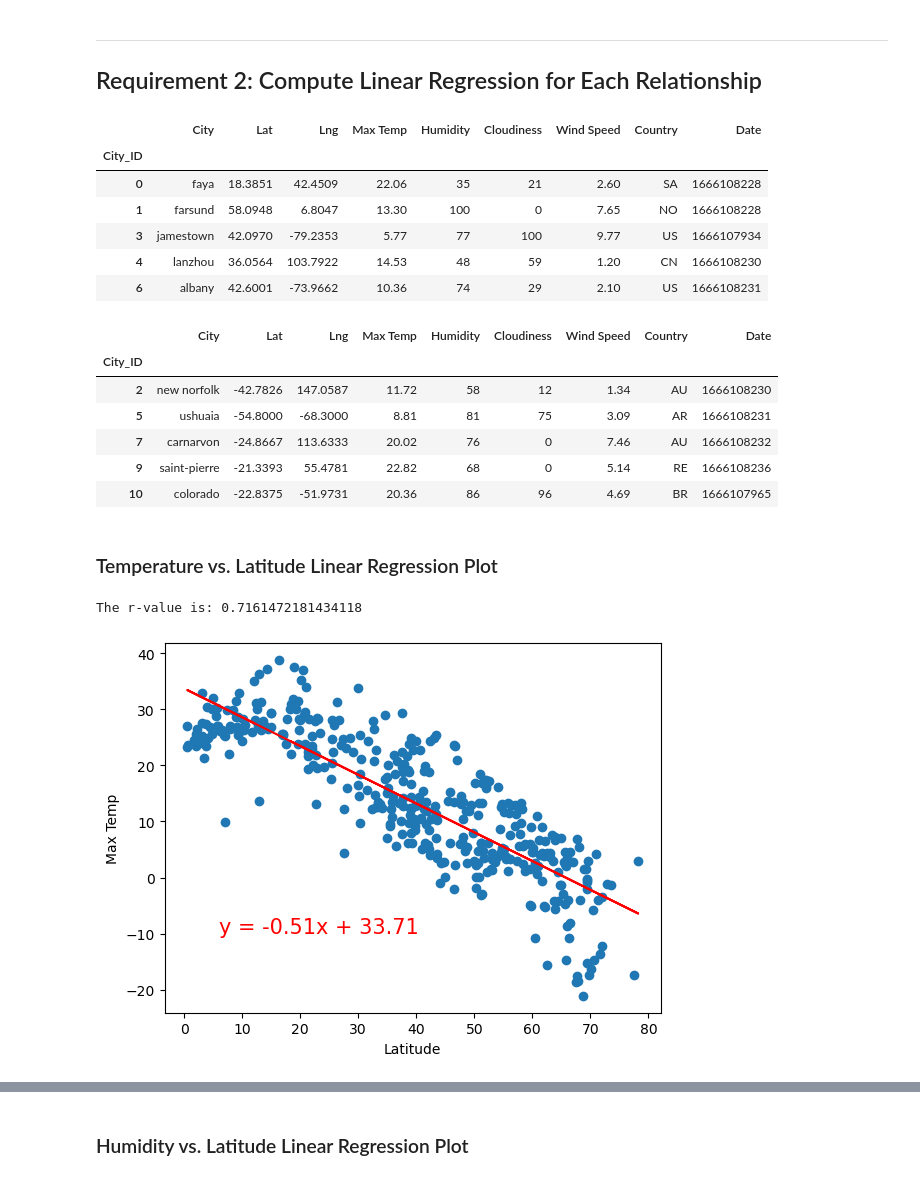
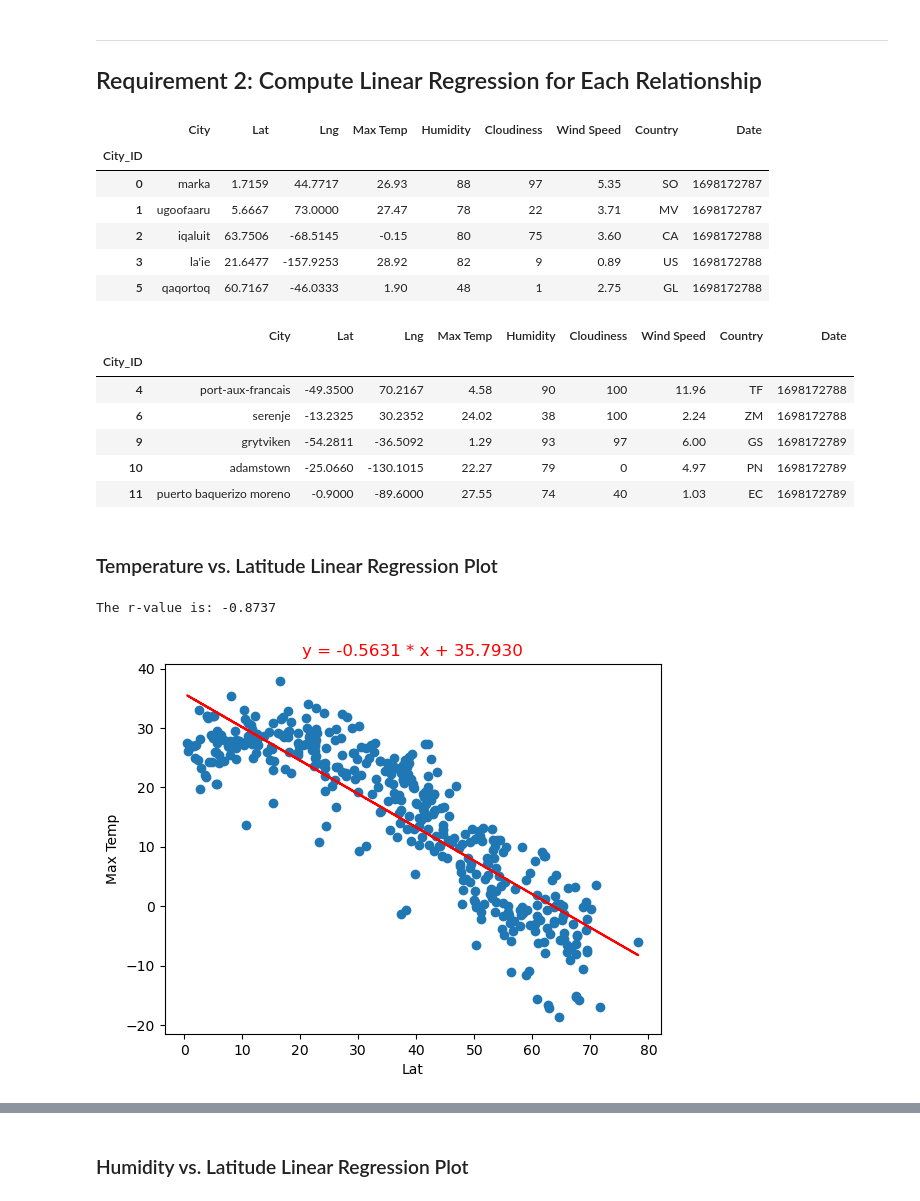
Before and after one commit to AlejandroFelicito/python-api-challenge, a Jupyter notebook: WeatherPy-VacationPy/WeatherPy_solution.ipynb, the cells around one changed output, grey strips where cells are left out. Cells and saved outputs as stored; diff of their text form; code cells hidden in the pictures.

```diff
--- a/WeatherPy-VacationPy/WeatherPy_solution.ipynb
+++ b/WeatherPy-VacationPy/WeatherPy_solution.ipynb
@@ -303,53 +272,58 @@ plt.show()
 ---
 
 ## Requirement 2: Compute Linear Regression for Each Relationship
-# %%
-# Define a function to create Linear Regression plots
-def plot_lr(hemisphere, ):
-    if hemisphere == "north":
-        x = clean_df.loc[clean_df['Mouse ID'] == id]['Timepoint']
-        y = clean_df.loc[clean_df['Mouse ID'] == id]['Tumor Volume (mm3)']
-    else:
-        x = clean_df.loc[clean_df['Mouse ID'] == id]['Timepoint']
-        y = clean_df.loc[clean_df['Mouse ID'] == id]['Tumor Volume (mm3)']
-
-    plt.plot(x, y, label = id, marker = '*')
-    plt.show()
+# %%
+# Define a function to create Linear Regression plots
+def plot_lr(hemi_df, additional):
+    x = hemi_df['Lat']
+    y = hemi_df[additional]
+
+    (slope, intercept, rvalue, pvalue, stderr) = linregress(x, y)
+    y_lr = slope * x + intercept
+    print(f'The r-value is: {rvalue:.4f}')
+
+    fig, ax = plt.subplots()
+    plt.scatter(x, y)
+    plt.plot(x, y_lr, color = 'red')
+    plt.xlabel('Lat')
+    plt.ylabel(additional)
+    plt.title(f'y = {slope:.4f} * x + {intercept:.4f}', color = 'red')
+    plt.show()
 # %%
 # Create a DataFrame with the Northern Hemisphere data (Latitude >= 0)
-# YOUR CODE HERE
+northern_hemi_df = city_data_df.loc[city_data_df['Lat'] >= 0]
 
 # Display sample data
 northern_hemi_df.head()
 # %% [output]
 |  | City | Lat | Lng | Max Temp | Humidity | Cloudiness | Wind Speed | Country | Date |
 | City_ID |  |  |  |  |  |  |  |  |  |
-| 0 | faya | 18.3851 | 42.4509 | 22.06 | 35 | 21 | 2.60 | SA | 1666108228 |
-| 1 | farsund | 58.0948 | 6.8047 | 13.30 | 100 | 0 | 7.65 | NO | 1666108228 |
-| 3 | jamestown | 42.0970 | -79.2353 | 5.77 | 77 | 100 | 9.77 | US | 1666107934 |
-| 4 | lanzhou | 36.0564 | 103.7922 | 14.53 | 48 | 59 | 1.20 | CN | 1666108230 |
-| 6 | albany | 42.6001 | -73.9662 | 10.36 | 74 | 29 | 2.10 | US | 1666108231 |
+| 0 | marka | 1.7159 | 44.7717 | 26.93 | 88 | 97 | 5.35 | SO | 1698172787 |
+| 1 | ugoofaaru | 5.6667 | 73.0000 | 27.47 | 78 | 22 | 3.71 | MV | 1698172787 |
+| 2 | iqaluit | 63.7506 | -68.5145 | -0.15 | 80 | 75 | 3.60 | CA | 1698172788 |
+| 3 | la'ie | 21.6477 | -157.9253 | 28.92 | 82 | 9 | 0.89 | US | 1698172788 |
+| 5 | qaqortoq | 60.7167 | -46.0333 | 1.90 | 48 | 1 | 2.75 | GL | 1698172788 |
 # %%
 # Create a DataFrame with the Southern Hemisphere data (Latitude < 0)
-# YOUR CODE HERE
+southern_hemi_df = city_data_df.loc[city_data_df['Lat'] < 0]
 
 # Display sample data
 southern_hemi_df.head()
 # %% [output]
 |  | City | Lat | Lng | Max Temp | Humidity | Cloudiness | Wind Speed | Country | Date |
 | City_ID |  |  |  |  |  |  |  |  |  |
-| 2 | new norfolk | -42.7826 | 147.0587 | 11.72 | 58 | 12 | 1.34 | AU | 1666108230 |
-| 5 | ushuaia | -54.8000 | -68.3000 | 8.81 | 81 | 75 | 3.09 | AR | 1666108231 |
-| 7 | carnarvon | -24.8667 | 113.6333 | 20.02 | 76 | 0 | 7.46 | AU | 1666108232 |
-| 9 | saint-pierre | -21.3393 | 55.4781 | 22.82 | 68 | 0 | 5.14 | RE | 1666108236 |
-| 10 | colorado | -22.8375 | -51.9731 | 20.36 | 86 | 96 | 4.69 | BR | 1666107965 |
+| 4 | port-aux-francais | -49.3500 | 70.2167 | 4.58 | 90 | 100 | 11.96 | TF | 1698172788 |
+| 6 | serenje | -13.2325 | 30.2352 | 24.02 | 38 | 100 | 2.24 | ZM | 1698172788 |
+| 9 | grytviken | -54.2811 | -36.5092 | 1.29 | 93 | 97 | 6.00 | GS | 1698172789 |
+| 10 | adamstown | -25.0660 | -130.1015 | 22.27 | 79 | 0 | 4.97 | PN | 1698172789 |
+| 11 | puerto baquerizo moreno | -0.9000 | -89.6000 | 27.55 | 74 | 40 | 1.03 | EC | 1698172789 |
 # %% [markdown]
 ###  Temperature vs. Latitude Linear Regression Plot
 # %%
 # Linear regression on Northern Hemisphere
-# YOUR CODE HERE
+plot_lr(northern_hemi_df, 'Max Temp')
 # %% [output]
-The r-value is: 0.7161472181434118
+The r-value is: -0.8737
-[figure, old version]
+[figure, new version]
 # %%
 # Linear regression on Southern Hemisphere
```
Also changed, not shown: parts of 28 cells of this notebook, 1 other file.
